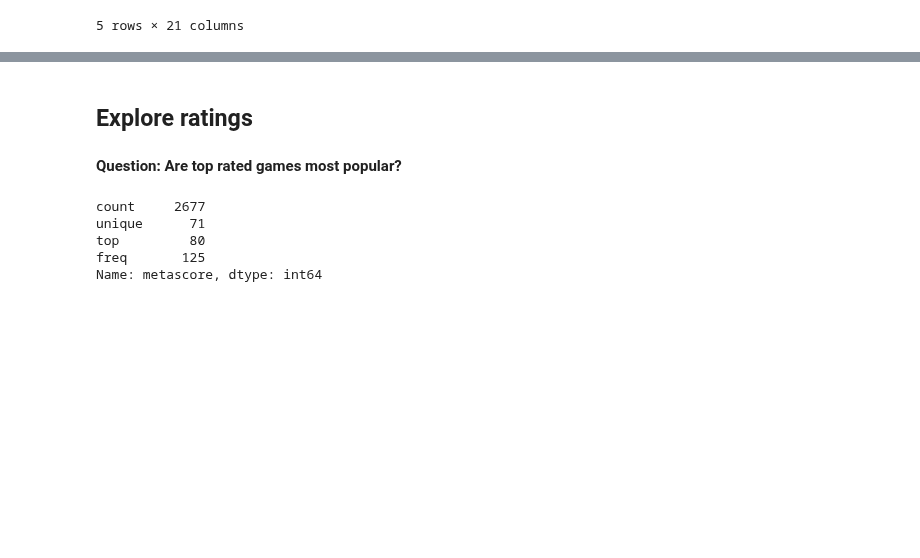
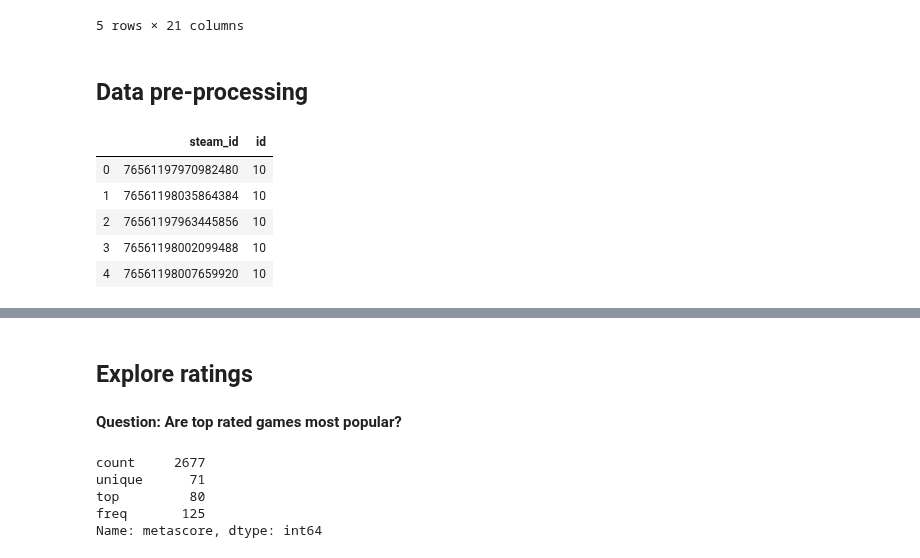
Before and after one commit to nadinezab/video-game-recs, a Jupyter notebook: 2-Data-Exploration.ipynb, the cells around one changed output, grey strips where cells are left out. Saved outputs shown, nothing was run; the diff lists cells and outputs as text; code cells hidden in the pictures; blank space fills up the shorter version.

Commit message:
Tidy up pre-processing

```diff
--- a/2-Data-Exploration.ipynb
+++ b/2-Data-Exploration.ipynb
@@ -194,0 +124,13 @@ pickle.dump(alldata, open('alldata.pkl','wb'))
+# %% [markdown]
+## Data pre-processing
+# %%
+# Get relevant columns
+recdata = alldata[['steam_id', 'id']]
+recdata.head()
+# %% [output]
+|  | steam_id | id |
+| 0 | 76561197970982480 | 10 |
+| 1 | 76561198035864384 | 10 |
+| 2 | 76561197963445856 | 10 |
+| 3 | 76561198002099488 | 10 |
+| 4 | 76561198007659920 | 10 |
```
Also changed, not shown: parts of 15 cells of this notebook.
